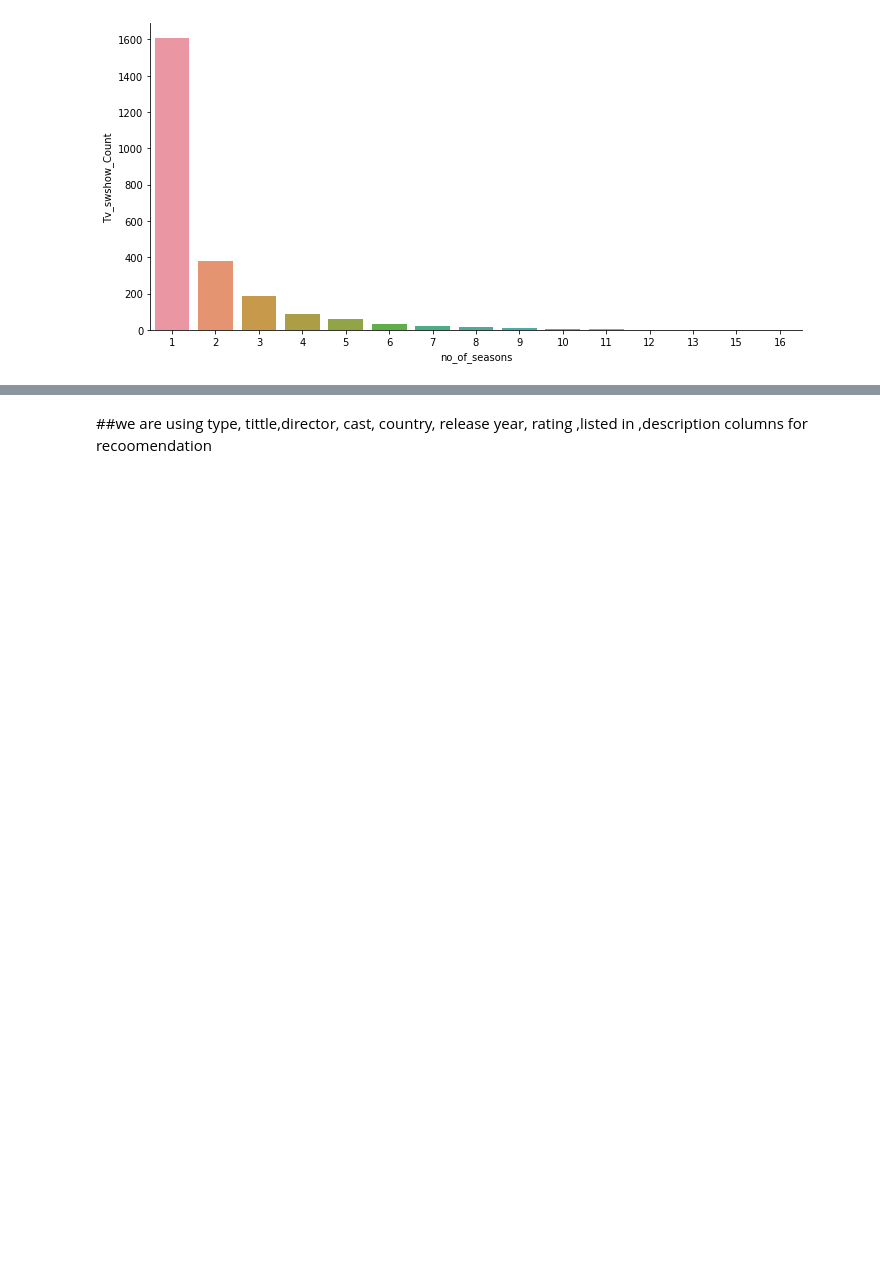
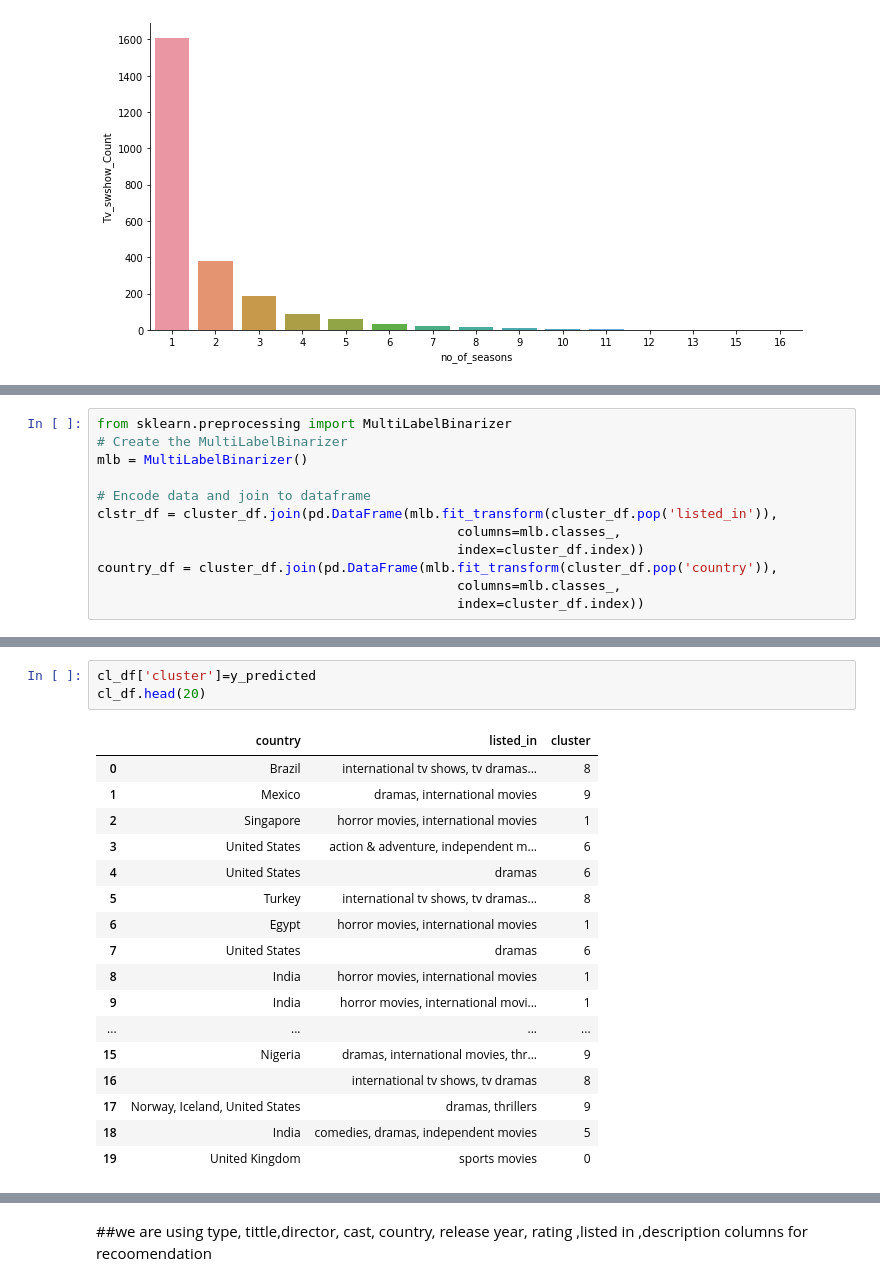
Before and after one commit to Rushikesh3005/NETFLIX-MOVIES-AND-TV-SHOWS-CLUSTERING, a Jupyter notebook: NETFLIX_MOVIES_AND_TV_SHOWS_CLUSTERING.ipynb, the cells around one changed output, grey strips where cells are left out. Saved outputs shown, nothing was run; the diff lists cells and outputs as text; blank space fills up the shorter version.

```diff
--- a/NETFLIX_MOVIES_AND_TV_SHOWS_CLUSTERING.ipynb
+++ b/NETFLIX_MOVIES_AND_TV_SHOWS_CLUSTERING.ipynb
@@ -453,0 +448,12 @@ sns.catplot(x="no_of_seasons", y="Tv_swshow_Count", kind='bar', data=Tv_show_dur
+# %%
+from sklearn.preprocessing import MultiLabelBinarizer
+# Create the MultiLabelBinarizer
+mlb = MultiLabelBinarizer()
+
+# Encode data and join to dataframe
+clstr_df = cluster_df.join(pd.DataFrame(mlb.fit_transform(cluster_df.pop('listed_in')),
+                                              columns=mlb.classes_,
+                                              index=cluster_df.index))
+country_df = cluster_df.join(pd.DataFrame(mlb.fit_transform(cluster_df.pop('country')),
+                                              columns=mlb.classes_,
+                                              index=cluster_df.index))
@@ -453,0 +551,21 @@ sns.catplot(x="no_of_seasons", y="Tv_swshow_Count", kind='bar', data=Tv_show_dur
+# %%
+cl_df['cluster']=y_predicted
+cl_df.head(20)
+# %% [output]
+|  | country | listed_in | cluster |
+| 0 | Brazil | international tv shows, tv dramas... | 8 |
+| 1 | Mexico | dramas, international movies | 9 |
+| 2 | Singapore | horror movies, international movies | 1 |
+| 3 | United States | action & adventure, independent m... | 6 |
+| 4 | United States | dramas | 6 |
+| 5 | Turkey | international tv shows, tv dramas... | 8 |
+| 6 | Egypt | horror movies, international movies | 1 |
+| 7 | United States | dramas | 6 |
+| 8 | India | horror movies, international movies | 1 |
+| 9 | India | horror movies, international movi... | 1 |
+| ... | ... | ... | ... |
+| 15 | Nigeria | dramas, international movies, thr... | 9 |
+| 16 |  | international tv shows, tv dramas | 8 |
+| 17 | Norway, Iceland, United States | dramas, thrillers | 9 |
+| 18 | India | comedies, dramas, independent movies | 5 |
+| 19 | United Kingdom | sports movies | 0 |
```
Also changed, not shown: parts of 39 cells of this notebook.
